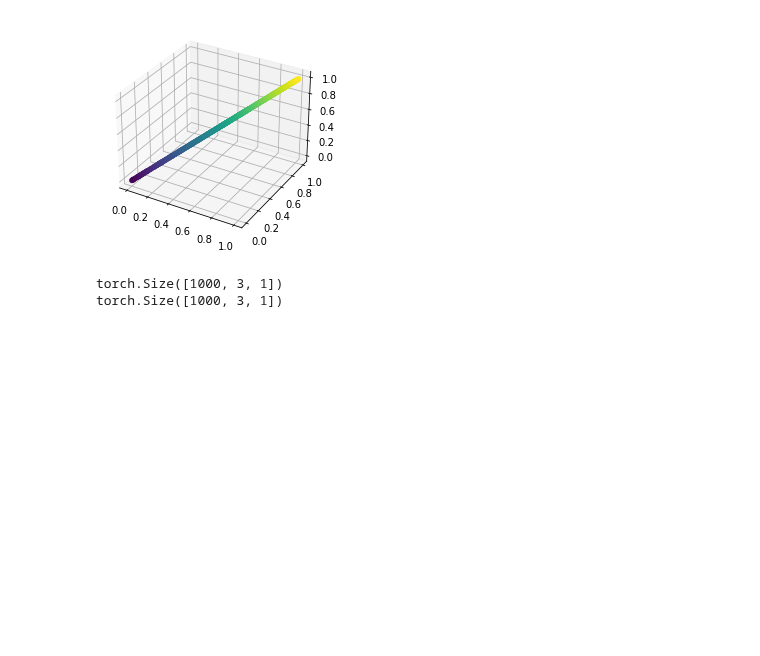
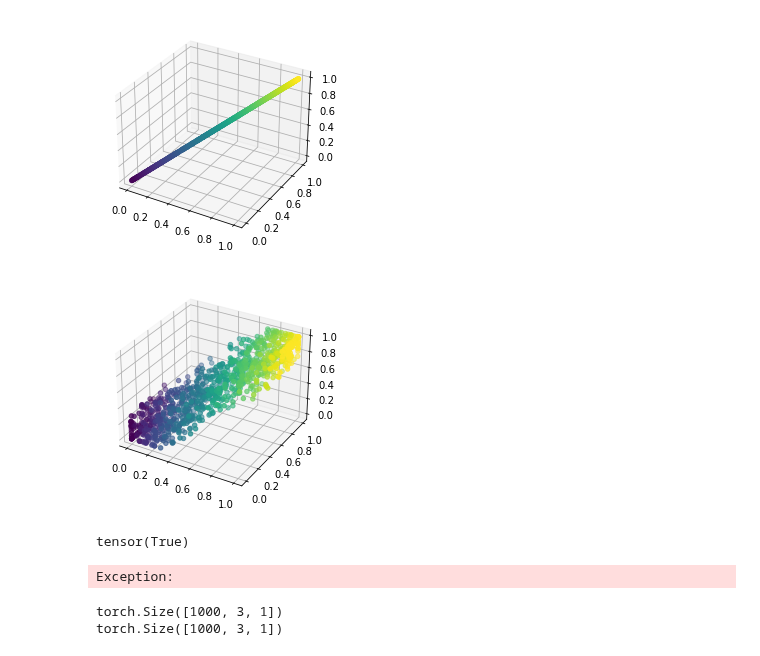
Before and after one commit to brendel-group/compositional-ood-generalization, a Jupyter notebook: sampling.ipynb, the cells around one changed output. Cells and saved outputs as stored; diff of their text form; code cells hidden in the pictures; blank space fills up the shorter version.

```diff
--- a/sampling.ipynb
+++ b/sampling.ipynb
@@ -32,6 +32,61 @@ plt.show()
 # plt.scatter(z_def.flatten(1).numpy()[:, 0], z_def.flatten(1).numpy()[:, 1], c=color)
 # %% [output]
 [figure]
+# %%
+import matplotlib.pyplot as plt
+import torch
+
+n = 1000
+k = 3
+l = 1
+delta = 0.2
+
+z = torch.repeat_interleave(torch.rand(n, l), k, dim=0).reshape(n, k, l)
+d = torch.rand(n, k, l) * 2 * delta - delta
+z += d
+z = z.clamp(0, 1)
+
+fig = plt.figure()
+ax = fig.add_subplot(projection='3d')
+color = z.flatten(1).numpy()[:, 0]
+ax.scatter(z.flatten(1)[:, 0], z.flatten(1)[:, 1], z.flatten(1)[:, 2], c=color)
+plt.show()
+# %% [output]
+[figure, added]
+# %%
+torch.all(torch.abs(z[:, 1, 0] - z[:, 0, 0]) < 2*delta)
+# %% [output]
+tensor(True)
+# %%
+import matplotlib.pyplot as plt
+import torch
+
+n = 1000
+k = 2
+l = 2
+delta = 0.5
+
+_n = n
+while True:
+    z = torch.rand(_n, k, l)
+    idx = (torch.abs(z[:, 1:, :] - z[:, 0, :].unsqueeze(1)) > 2*delta).flatten(1).any(dim=1).nonzero().squeeze()
+    if idx.shape[0] > n: break
+    _n *= 10
+    if _n > 100*n: raise Exception
+z = z[idx[:n]]
+
+fig = plt.figure(figsize=(l*6, 5))
+color = z.numpy()[:, 0, 0]
+for _l in range(l):
+    if k==2:
+        ax = fig.add_subplot(1, l, _l+1)
+        ax.scatter(z[:, 0, _l], z[:, 1, _l], c=color)
+    elif k==3:
+        ax = fig.add_subplot(1, l, _l+1, projection='3d')
+        ax.scatter(z(1)[:, 0, _l], z[:, 1, _l], z[:, 2, _l], c=color)
+plt.show()
+# %% [output]
+Exception:
 # %%
 class NormalizeDims(nn.Module):
     def __init__(self, k, l):
```
Also changed, not shown: parts of 1 cell of this notebook, 10 other files.
